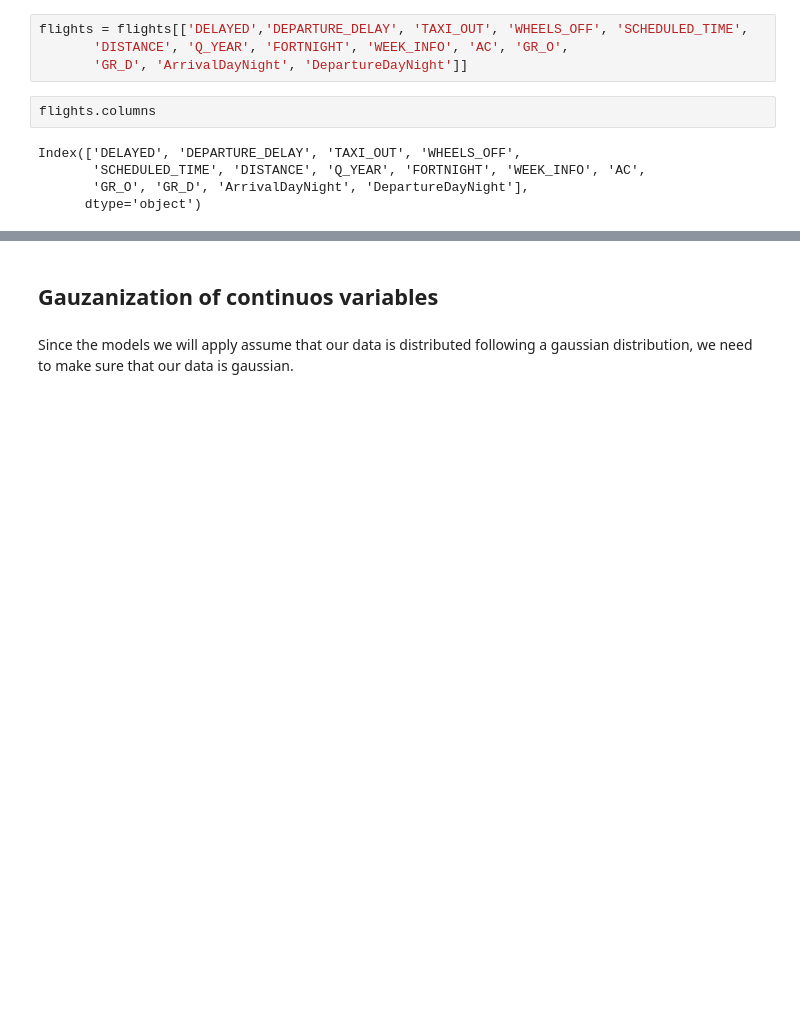
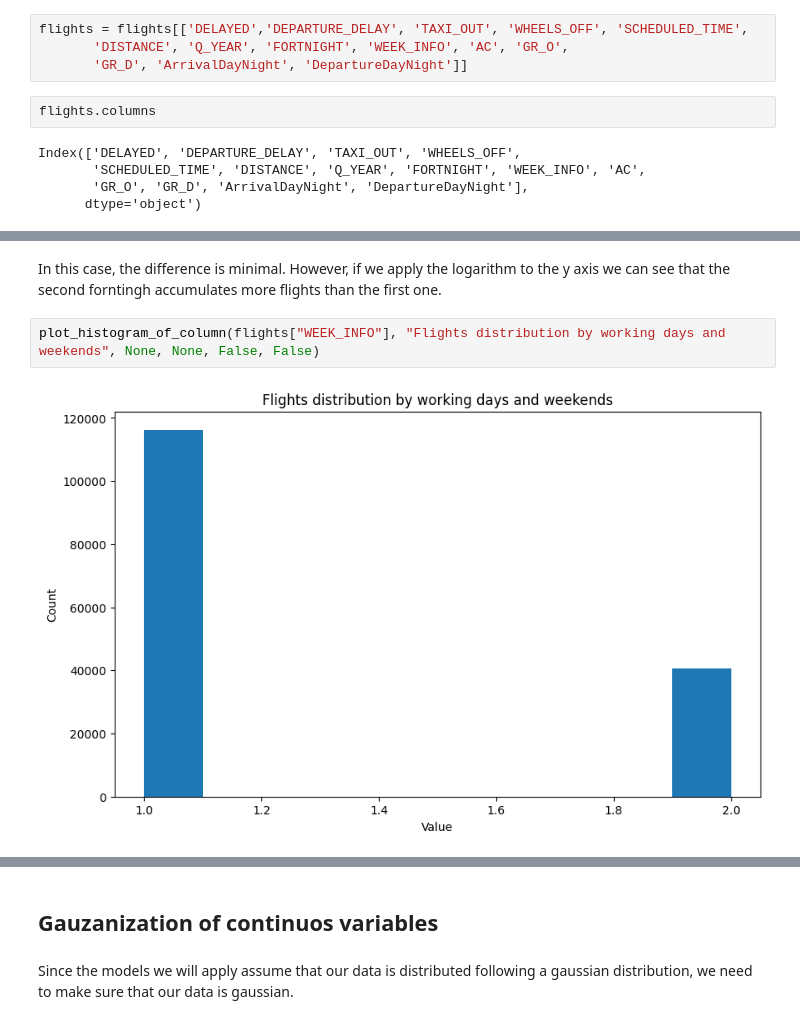
Before and after one commit to marcjaner/AA1_project, a Jupyter notebook: AA1_practica_JanerCamps.ipynb, the cells around one changed output, grey strips where cells are left out. Saved outputs shown, nothing was run; the diff lists cells and outputs as text; blank space fills up the shorter version.

```diff
--- a/AA1_practica_JanerCamps.ipynb
+++ b/AA1_practica_JanerCamps.ipynb
@@ -562,0 +568,6 @@ Index(['DELAYED', 'DEPARTURE_DELAY', 'TAXI_OUT', 'WHEELS_OFF',
+# %% [markdown]
+In this case, the difference is minimal. However, if we apply the logarithm to the y axis we can see that the second forntingh accumulates more flights than the first one.
+# %%
+plot_histogram_of_column(flights["WEEK_INFO"], "Flights distribution by working days and weekends", None, None, False, False)
+# %% [output]
+[figure, added]
```
Also changed, not shown: parts of 14 cells of this notebook.
